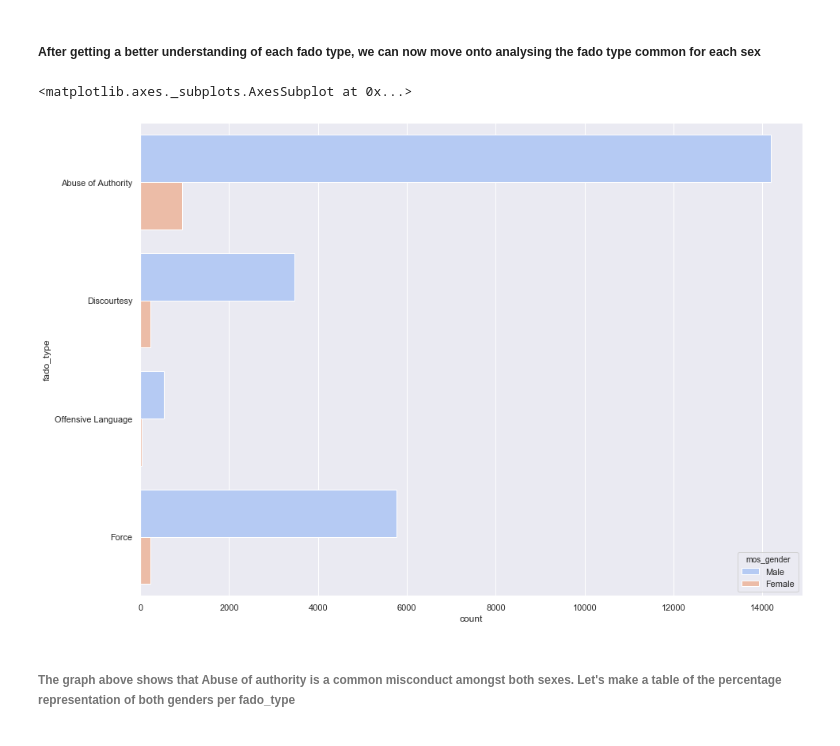
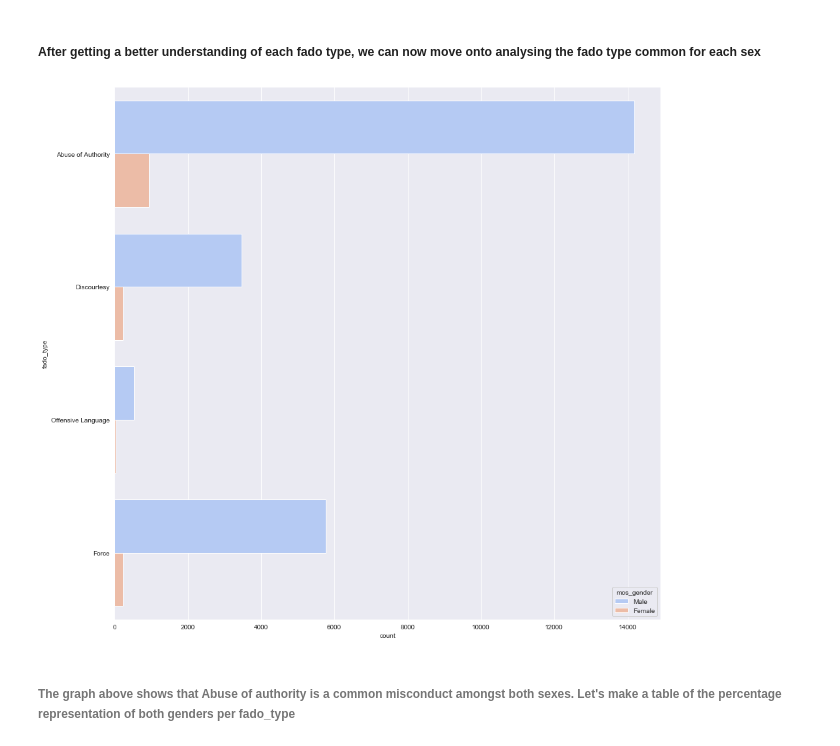
Before and after one commit to Shafiq-Kyazze/NYPD-Complaints, a Jupyter notebook: NYPD Officer complaints - Exploratory Data Analysis.ipynb, the cells around one changed output. Drawn from its saved outputs; the diff is of its cells as text; code cells hidden in the pictures.

Commit message:
added a few fancy graphs

```diff
--- a/NYPD Officer complaints - Exploratory Data Analysis.ipynb
+++ b/NYPD Officer complaints - Exploratory Data Analysis.ipynb
@@ -204,11 +204,11 @@ print(Offensive_language)
 # %% [markdown]
 ##### After getting a better understanding of each fado type, we can now move onto analysing the fado type common for each sex
 # %%
-plt.figure(figsize=(15,11))
+plt.figure(figsize=(15,15))
 sns.countplot(data=df,y='fado_type',hue='mos_gender',palette='coolwarm')
+plt.savefig('fado_type, hue=officer gender')
 # %% [output]
-<matplotlib.axes._subplots.AxesSubplot at 0x...>
-[figure, old version]
+[figure, new version]
 # %% [markdown]
 ###### The graph above shows that Abuse of authority is a common misconduct amongst both sexes. Let's make a table of the percentage representation of both genders per fado_type
 # %%
```
Also changed, not shown: parts of 8 cells of this notebook, 4 other files.
